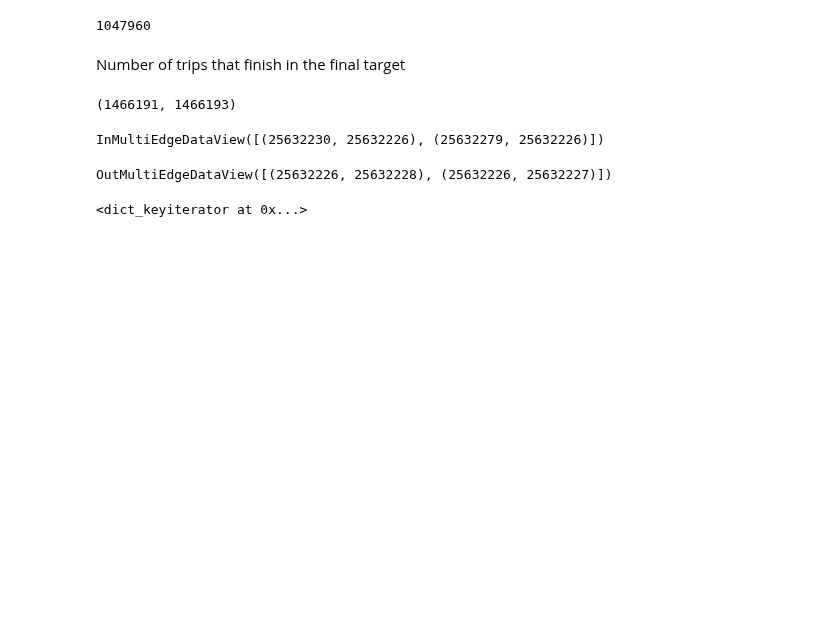
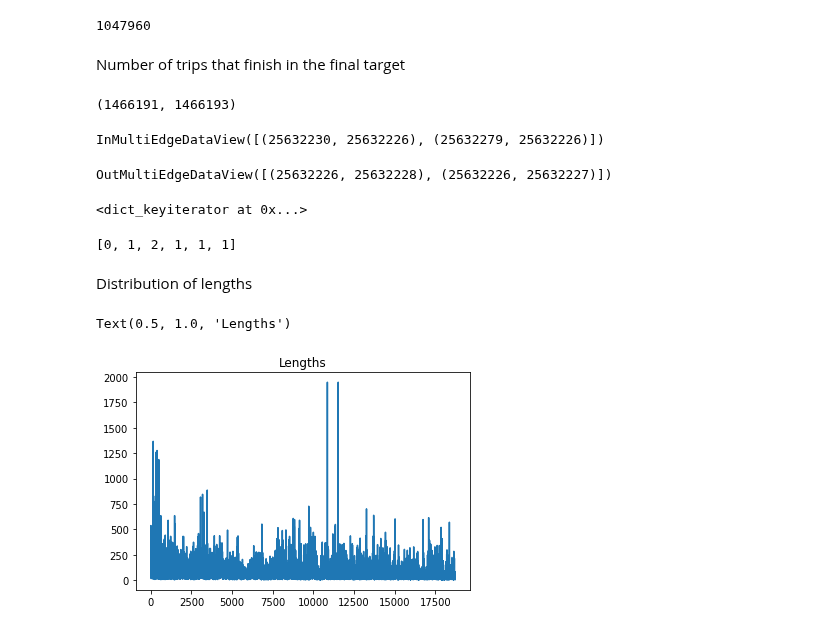
Before and after one commit to ElenStr/human-machine-switching, a Jupyter notebook: taxi_graph_stats.ipynb, the cells around one changed output. Cells and saved outputs as stored; diff of their text form; code cells hidden in the pictures; blank space fills up the shorter version.

Commit message:
add lenght distribution

```diff
--- a/taxi_graph_stats.ipynb
+++ b/taxi_graph_stats.ipynb
@@ -123,3 +123,23 @@ OutMultiEdgeDataView([(25632226, 25632228), (25632226, 25632227)])
 G.neighbors(25632226)
 # %% [output]
 <dict_keyiterator at 0x...>
+# %%
+a = [0,1,2]
+
+a.extend([1]*3)
+a
+# %% [output]
+[0, 1, 2, 1, 1, 1]
+# %% [markdown]
+Distribution of lengths
+# %%
+
+lengths = np.asarray(list(map(lambda a: G.get_edge_data(a[0],a[1])[0]['length'], G.edges)))
+
+
+
+plt.plot(lengths)
+plt.title('Lengths')
+# %% [output]
+Text(0.5, 1.0, 'Lengths')
+[figure, added]
```
